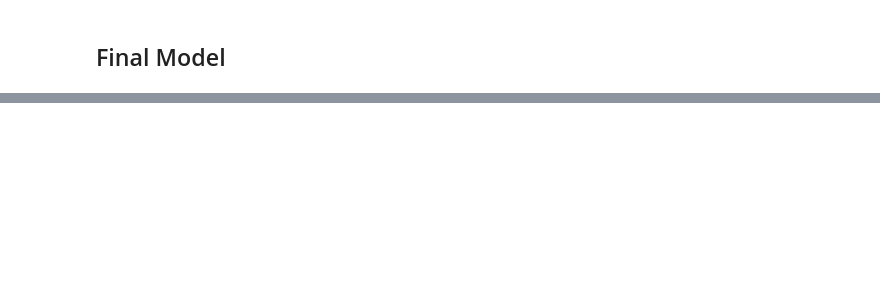
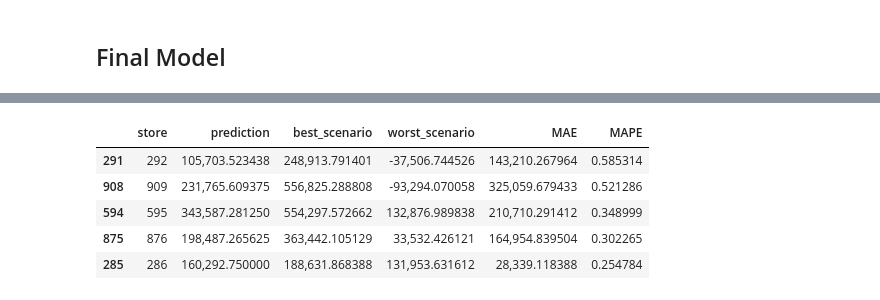
Before and after one commit to felipedmnq/Data-Science-T, a Jupyter notebook: Notebooks/Data_Science_T_M5_data_preparation.ipynb, the cells around one changed output, grey strips where cells are left out. Cells and saved outputs as stored; diff of their text form; code cells hidden in the pictures; blank space fills up the shorter version.

```diff
--- a/Notebooks/Data_Science_T_M5_data_preparation.ipynb
+++ b/Notebooks/Data_Science_T_M5_data_preparation.ipynb
@@ -2136,0 +2203,9 @@ pickle.dump(model_xgb_tuned, open('C:\Users\felip\repos\data_science_em_producao
+# %%
+df72.sort_values('MAPE', ascending = False).head()
+# %% [output]
+|  | store | prediction | best_scenario | worst_scenario | MAE | MAPE |
+| 291 | 292 | 105,703.523438 | 248,913.791401 | -37,506.744526 | 143,210.267964 | 0.585314 |
+| 908 | 909 | 231,765.609375 | 556,825.288808 | -93,294.070058 | 325,059.679433 | 0.521286 |
+| 594 | 595 | 343,587.281250 | 554,297.572662 | 132,876.989838 | 210,710.291412 | 0.348999 |
+| 875 | 876 | 198,487.265625 | 363,442.105129 | 33,532.426121 | 164,954.839504 | 0.302265 |
+| 285 | 286 | 160,292.750000 | 188,631.868388 | 131,953.631612 | 28,339.118388 | 0.254784 |
```
Also changed, not shown: parts of 17 cells of this notebook.
